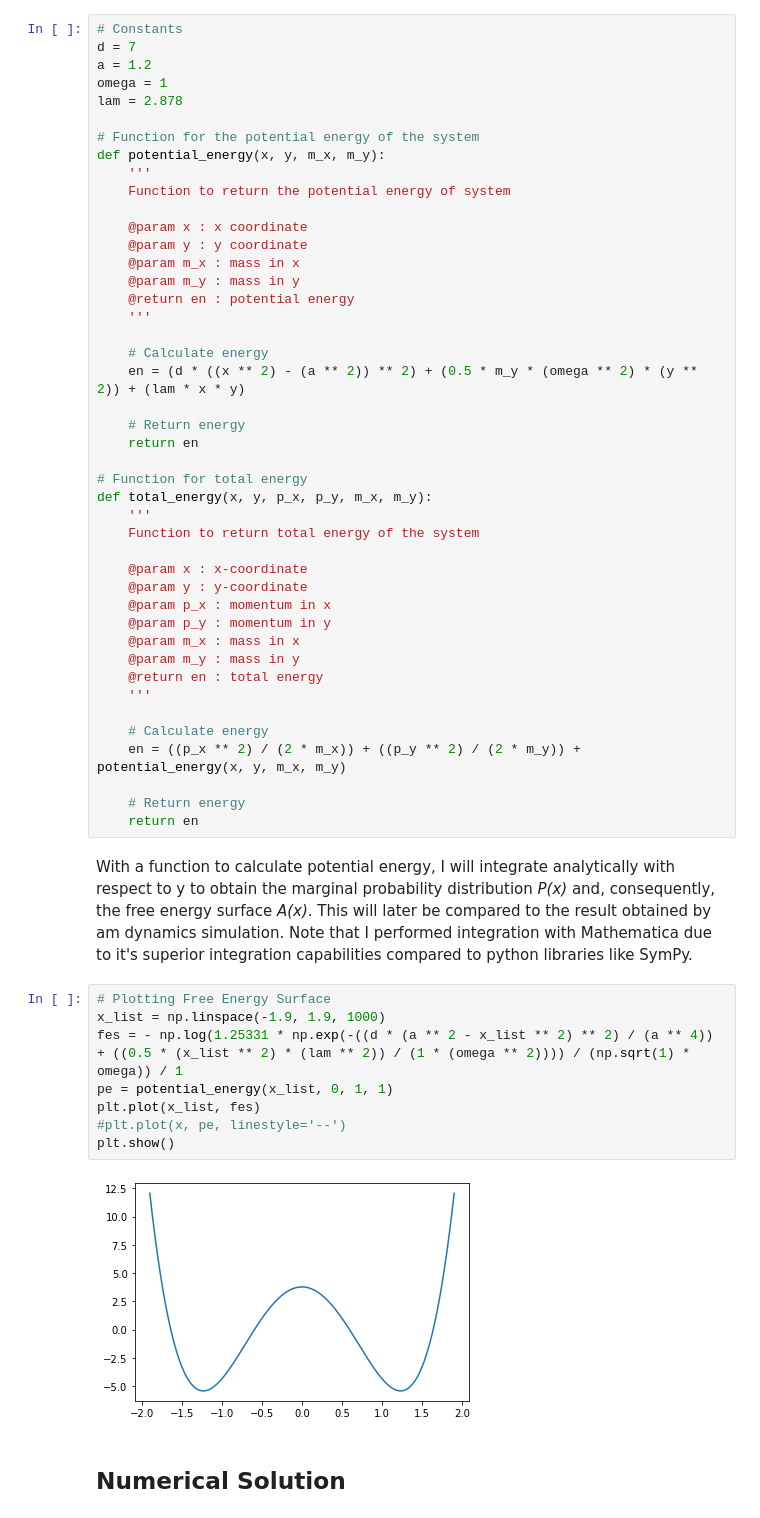
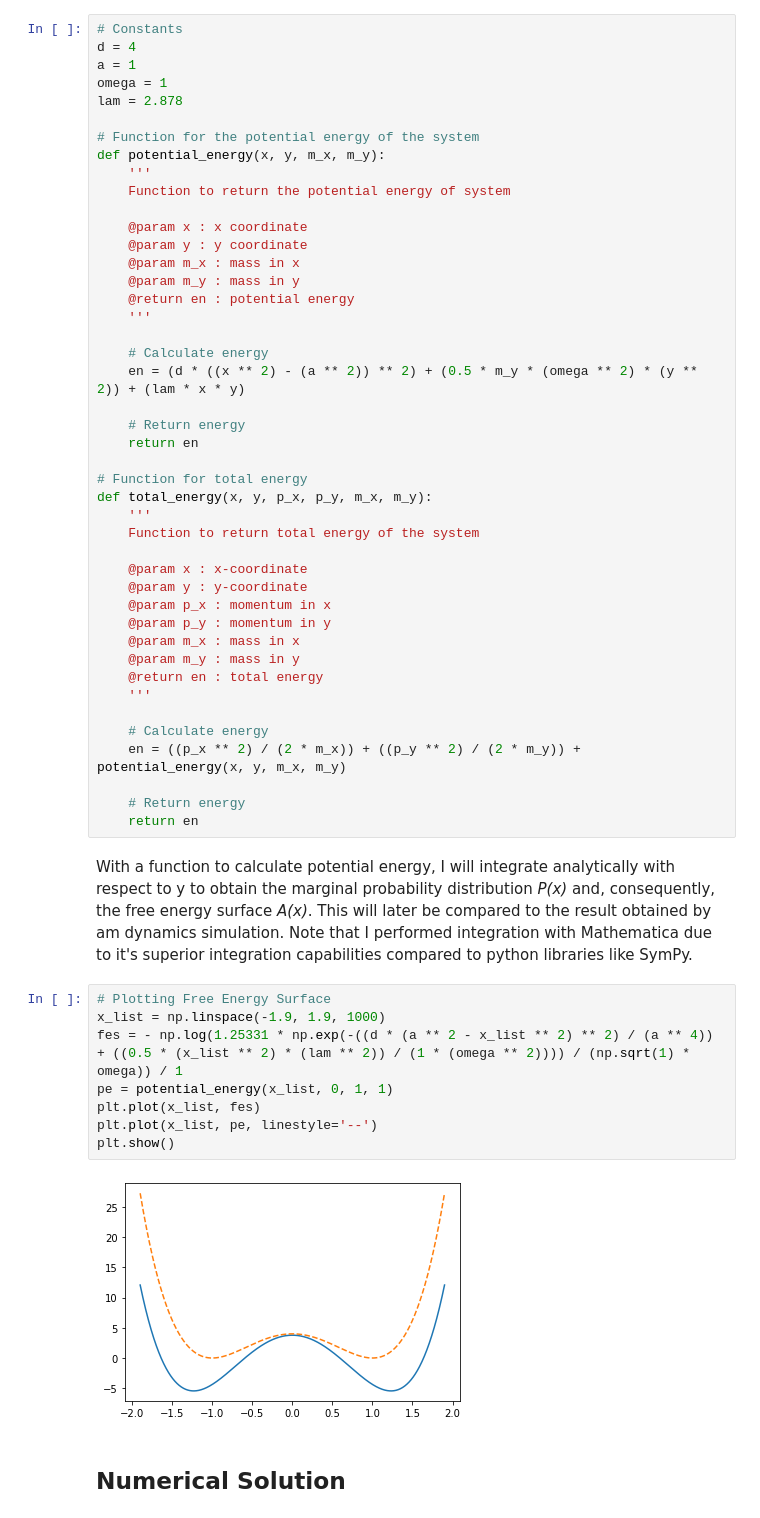
Before and after one commit to thomasegg3/enhanced_sampling_practice, a Jupyter notebook: toy_problem.ipynb, the cells around one changed output. Saved outputs shown, nothing was run; the diff lists cells and outputs as text.

```diff
--- a/toy_problem.ipynb
+++ b/toy_problem.ipynb
@@ -35,8 +35,8 @@ import gc
 from scipy.optimize import curve_fit
 # %%
 # Constants
-d = 7
-a = 1.2
+d = 4
+a = 1
 omega = 1
 lam = 2.878
 
@@ -82,13 +82,13 @@ With a function to calculate potential energy, I will integrate analytically wit
 # %%
 # Plotting Free Energy Surface
 x_list = np.linspace(-1.9, 1.9, 1000)
 fes = - np.log(1.25331 * np.exp(-((d * (a ** 2 - x_list ** 2) ** 2) / (a ** 4)) + ((0.5 * (x_list ** 2) * (lam ** 2)) / (1 * (omega ** 2)))) / (np.sqrt(1) * omega)) / 1
 pe = potential_energy(x_list, 0, 1, 1)
 plt.plot(x_list, fes)
-#plt.plot(x, pe, linestyle='--')
+plt.plot(x_list, pe, linestyle='--')
 plt.show()
 # %% [output]
-[figure, old version]
+[figure, new version]
 # %% [markdown]
 ## Numerical Solution
 # %% [markdown]
```
Also changed, not shown: parts of 9 cells of this notebook, 9 other files.
